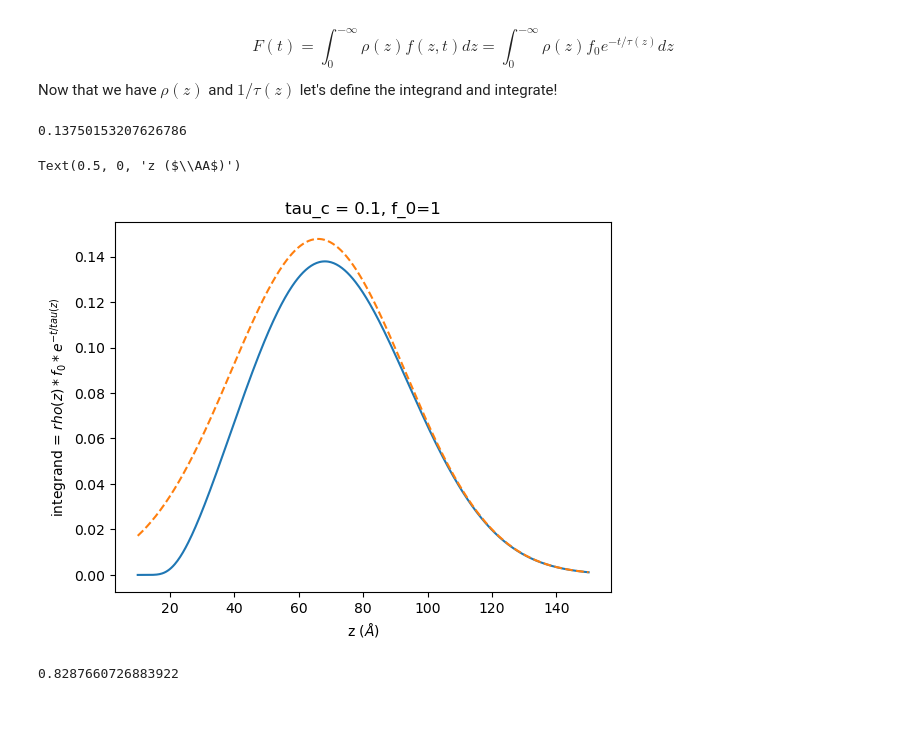
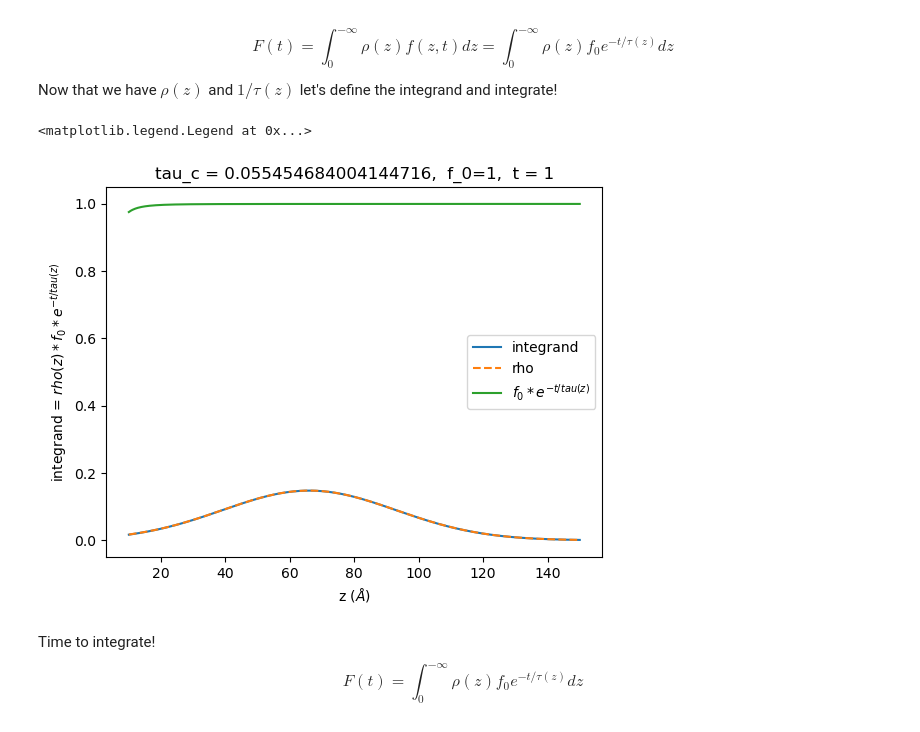
Before and after one commit to giusSacco/Thesis, a Jupyter notebook: Code/RACF/numerical_integral.ipynb, the cells around one changed output. Saved outputs shown, nothing was run; the diff lists cells and outputs as text; code cells hidden in the pictures.

```diff
--- a/Code/RACF/numerical_integral.ipynb
+++ b/Code/RACF/numerical_integral.ipynb
@@ -43 +48,4 @@ n = 0.0003 # Å^-3
+# %%
+# NEUTRAL CASE
+n = 3e-7 # nm^3
 # %%
@@ -56,0 +68,12 @@ Text(0.5, 0, '$z$')
+# %%
+# Plot exp(-1/tau(z))
+z_values = np.logspace(-1, 2, 500)
+t_values = np.logspace(-1, 3, 5)
+colors=np.linspace(0,1,len(t_values))
+for t, color_ in zip(t_values, colors):
+    plt.plot(z_values, np.exp(-t*one_over_tau(z_values, tau_c = .6, n = n, )), color = (color_, 0, 1-color_), label = f't = {t:.2f}')
+plt.legend()
+#plt.yscale('log')
+plt.xscale('log')
+plt.ylabel('exp(-t/tau)')
+plt.xlabel('$z$')
@@ -73,22 +101,35 @@ F(t)=\int_0^{-\infty} \rho(z) f(z, t) d z=\int_0^{-\infty} \rho(z) f_0 e^{-t / \
 $$
 Now that we have $\rho(z)$ and $1/\tau(z)$ let's define the integrand and integrate!
 # %%
-def integrand(z, t=1, *, mu = 6.6, sig = 2.7, tau_c, n, one_over_T_1_int = .5e-3):
+def integrand(z, t=1, *, mu = 6.6, sig = 2.7, tau_c, n = 3e-7, one_over_T_1_int = .5e-3, charged = False, sigma = 5.27e-5):
     rho_ = gaussian(z, mu=mu, sig=sig)
-    one_over_tau_ = one_over_tau(z = z, tau_c = tau_c, n = n, one_over_T_1_int = one_over_T_1_int)
+    if not charged:
+        one_over_tau_ = one_over_tau(z = z, tau_c = tau_c, n = n)
+    if charged:
+        one_over_tau_ = one_over_tau_charged(z = z, tau_c = tau_c, sigma = sigma)
     return rho_* f_0 * np.exp(-t * one_over_tau_)
+# %%
+# ASSUMED VALUES for a few of the next plots, for the last plot only f_0 is set to 1,
+# so that follwing plots can be interpreted as F(t)/f_0
+f_0 = 1
+tau_c = 1/(2*np.pi*D)
+t = 1
 # %%
-f_0 = 1
-tau_c = .1
-print(integrand(7, tau_c=tau_c, n=n))
+# Plot integrand (z) for above parameters
 z_values = np.linspace(1, 15, 500)
-plt.title(f'tau_c = {tau_c}, f_0={f_0}')
-plt.plot(z_values*10, integrand(z_values, tau_c=tau_c, n=n))
+plt.title(f'tau_c = {tau_c},  f_0={f_0},  t = {t}')
+plt.plot(z_values*10, integrand(z_values, tau_c=tau_c, n=n), label='integrand')
 plt.plot(z_values*10, gaussian(z_values), label='rho', linestyle='--')
+one_over_tau_array = one_over_tau(z_values, tau_c = tau_c, n = n)
+plt.plot(z_values*10, f_0 * np.exp(-t * one_over_tau_array), label= '$f_0* e^{-t / tau(z)}$')
 plt.ylabel('integrand = $rho(z)* f_0* e^{-t / tau(z)}$')
 plt.xlabel('z ($\AA$)')
+plt.legend()
 # %% [output]
-0.13750153207626786
+<matplotlib.legend.Legend at 0x...>
-Text(0.5, 0, 'z ($\\AA$)')
-[figure, old version]
+[figure, new version]
+# %% [markdown]
+Time to integrate! $$
+F(t)=\int_0^{-\infty} \rho(z) f_0 e^{-t / \tau(z)} d z
+$$
 # %%
@@ -95,5 +137 @@ Text(0.5, 0, 'z ($\\AA$)')
 from scipy.integrate import simpson
-# %%
-simpson(integrand(z_values, tau_c=tau_c, n=n), z_values)
-# %% [output]
-0.8287660726883922
```
Also changed, not shown: parts of 29 cells of this notebook.
